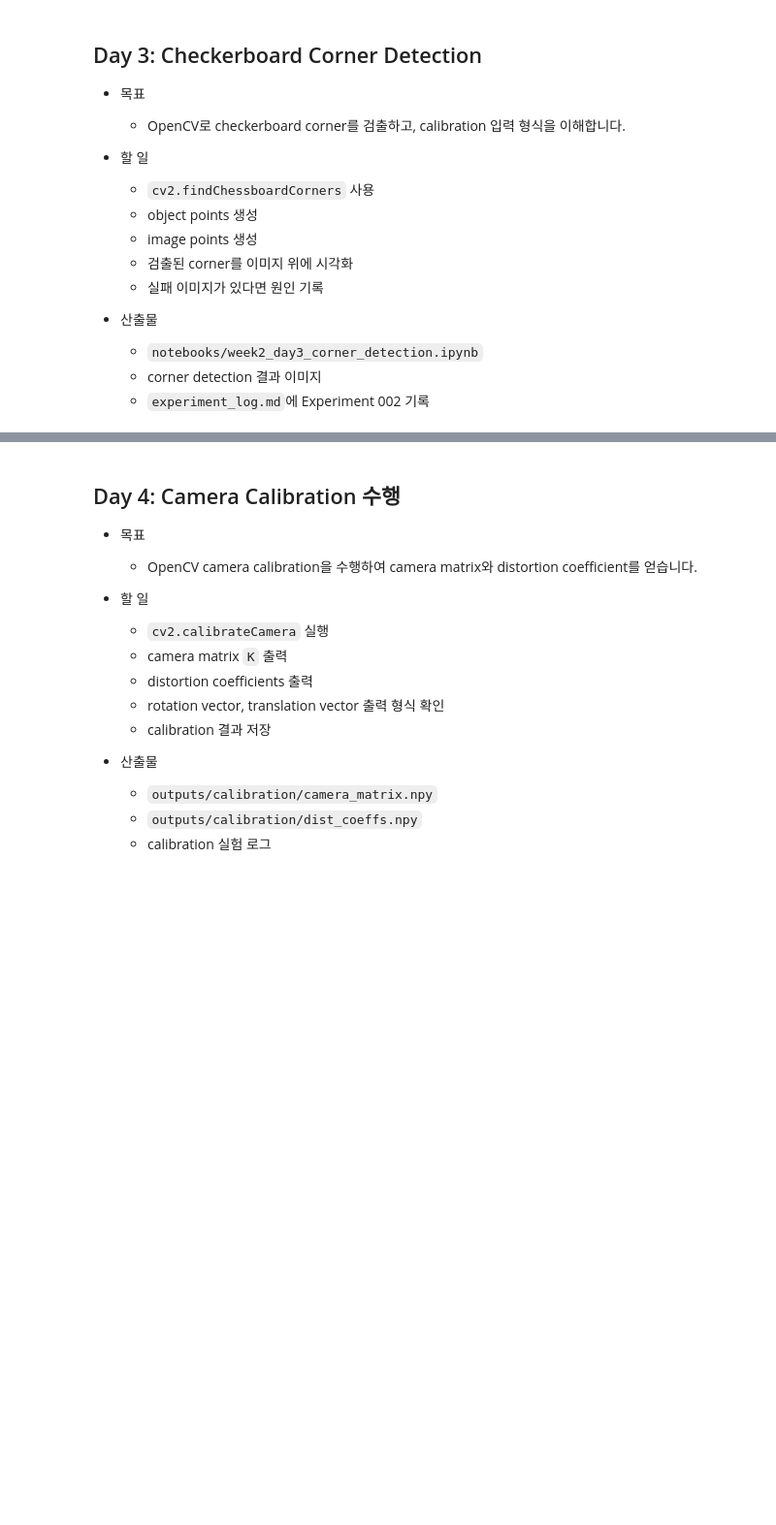
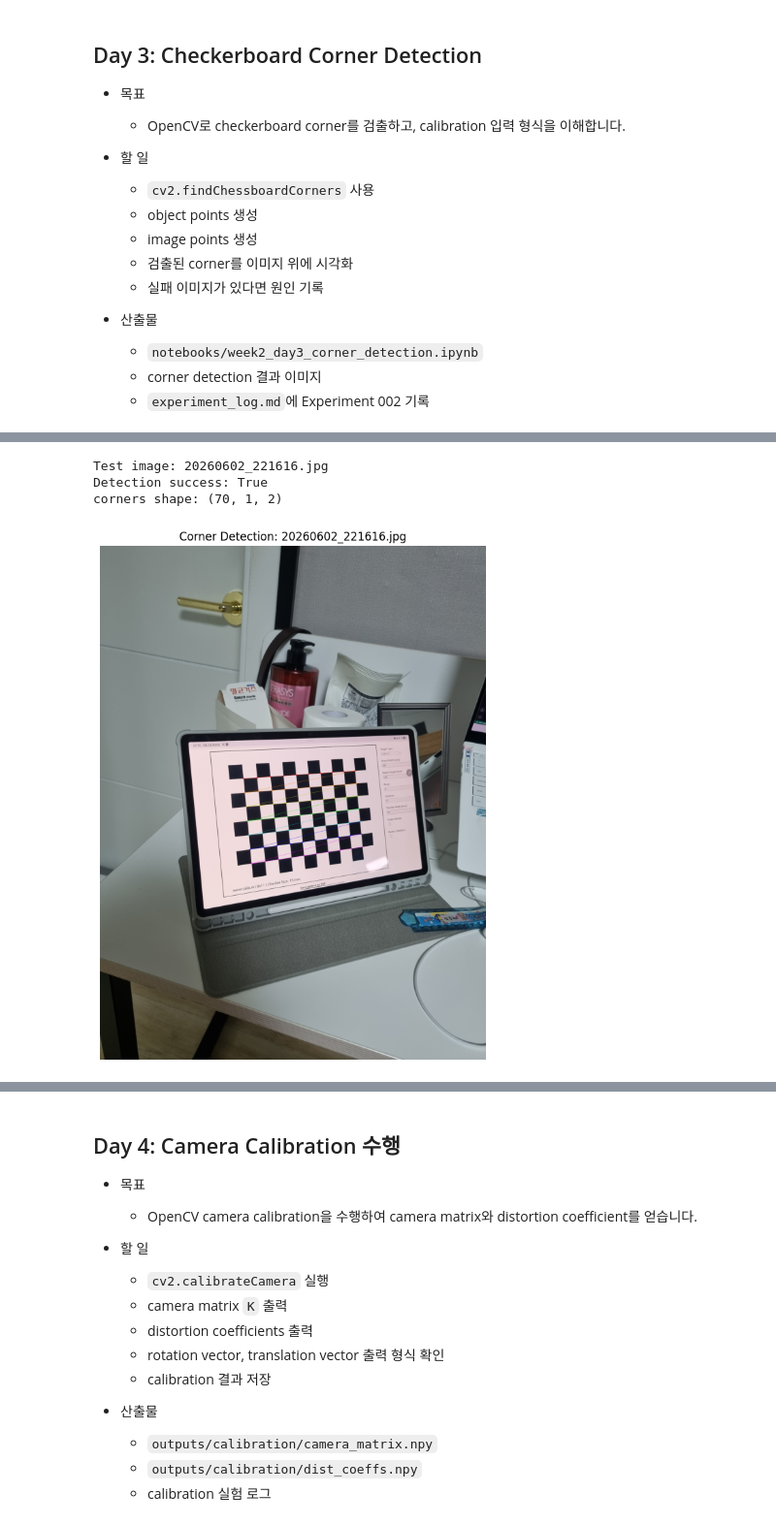
Before and after one commit to ooowedyn/6d-pose-estimation-sprint, a Jupyter notebook: notebooks/week02_camera_calibration.ipynb, the cells around one changed output, grey strips where cells are left out. Shown at 97% size. Saved outputs shown, nothing was run; the diff lists cells and outputs as text; code cells hidden in the pictures; blank space fills up the shorter version.

```diff
--- a/notebooks/week02_camera_calibration.ipynb
+++ b/notebooks/week02_camera_calibration.ipynb
@@ -856,0 +980,12 @@ else:
+# %%
+# 2. Calibration 이미지 목록 확인
+image_paths = sorted(
+    list(image_dir.glob("*.jpg")) +
+    list(image_dir.glob("*.jpeg")) +
+    list(image_dir.glob("*.png"))
+)
+
+print("Number of images:", len(image_paths))
+
+for path in image_paths:
+    print(path)
@@ -856,0 +1061,53 @@ else:
+# %%
+## Code Cell 4: 한 장에서 Corner Detection 확인
+
+# 첫 번째 이미지로 테스트
+test_image_path = image_paths[0]
+
+img = cv2.imread(str(test_image_path))
+if img is None:
+    raise FileNotFoundError(f"Failed to load image: {test_image_path}")
+
+gray = cv2.cvtColor(img, cv2.COLOR_BGR2GRAY) # 흑백으로 변환
+
+ret, corners = cv2.findChessboardCorners(gray, pattern_size)
+
+print("Test image:", test_image_path.name)
+print("Detection success:", ret)
+
+if ret:
+    print("corners shape:", corners.shape)
+
+    # Refine corner location
+    criteria = (
+        cv2.TERM_CRITERIA_EPS + cv2.TERM_CRITERIA_MAX_ITER,
+        30,
+        0.001
+    )
+
+    corners_refined = cv2.cornerSubPix(
+        gray,
+        corners,
+        winSize=(11, 11),
+        zeroZone=(-1, -1),
+        criteria=criteria
+    )
+
+    img_draw = img.copy()
+    cv2.drawChessboardCorners(img_draw, pattern_size, corners_refined, ret)
+
+    # BGR -> RGB for matplotlib
+    img_draw_rgb = cv2.cvtColor(img_draw, cv2.COLOR_BGR2RGB)
+
+    plt.figure(figsize=(8, 10))
+    plt.imshow(img_draw_rgb)
+    plt.title(f"Corner Detection: {test_image_path.name}")
+    plt.axis("off")
+    plt.show()
+else:
+    print("Checkerboard corners were not found.")
+# %% [output]
+Test image: 20260602_221616.jpg
+Detection success: True
+corners shape: (70, 1, 2)
+[figure, added]
```
Also changed, not shown: parts of 11 cells of this notebook, 32 other files.
